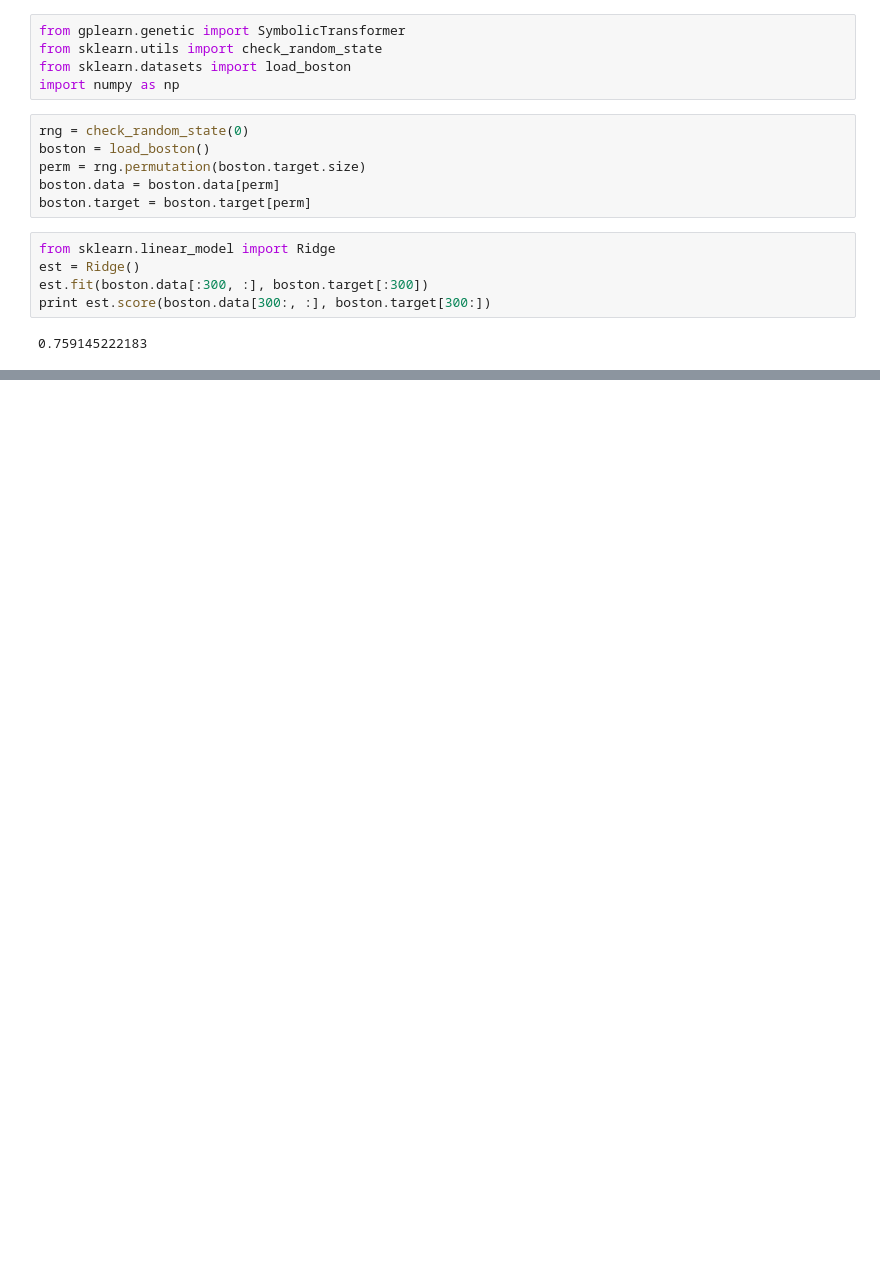
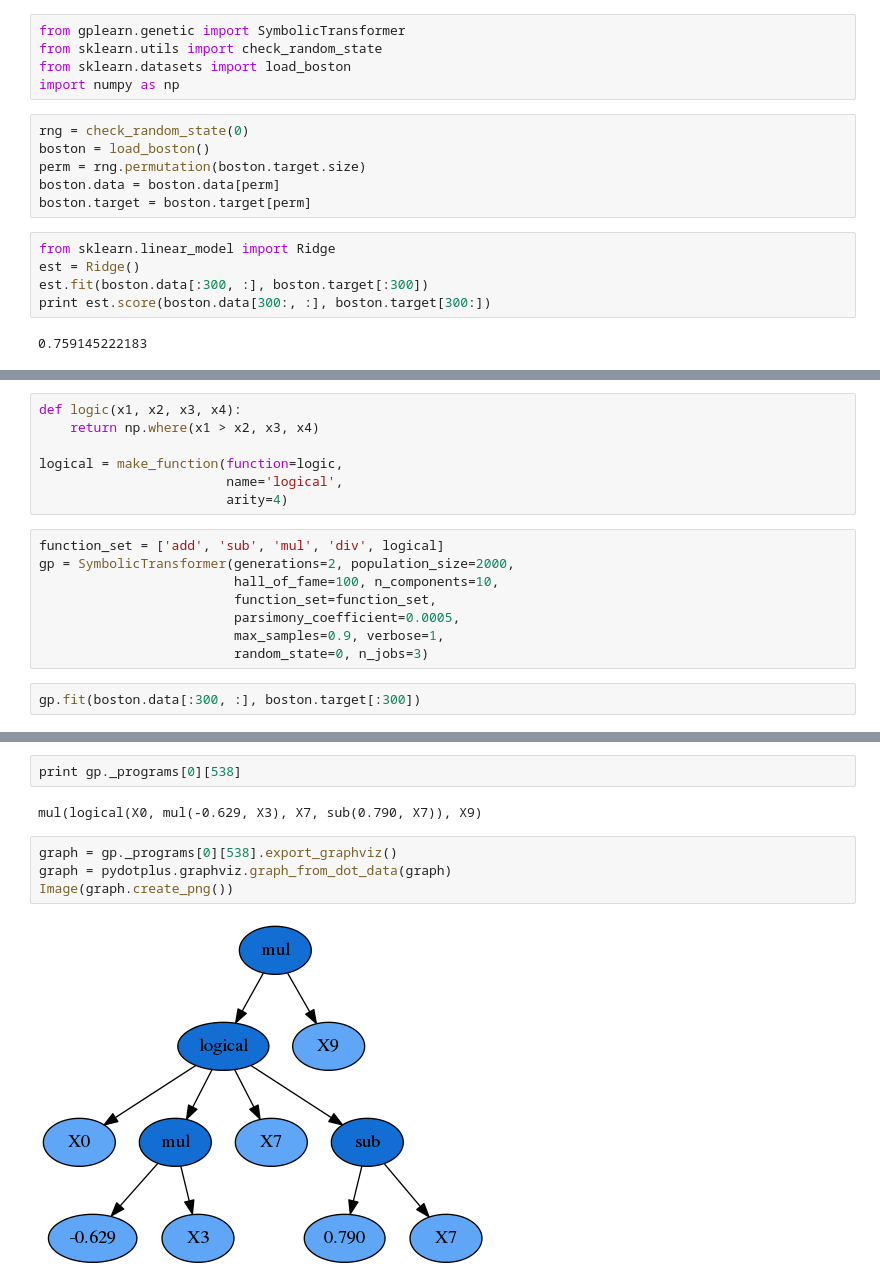
Before and after one commit to trevorstephens/gplearn, a Jupyter notebook: doc/gp_examples.ipynb, the cells around one changed output, grey strips where cells are left out. Drawn from its saved outputs; the diff is of its cells as text; blank space fills up the shorter version.

Commit message:
User-defined functions (#18)
User-defined functions

```diff
--- a/doc/gp_examples.ipynb
+++ b/doc/gp_examples.ipynb
@@ -195,0 +205,17 @@ print est.score(new_boston[300:, :], boston.target[300:])
+# %%
+def logic(x1, x2, x3, x4):
+    return np.where(x1 > x2, x3, x4)
+
+logical = make_function(function=logic,
+                        name='logical',
+                        arity=4)
+# %%
+function_set = ['add', 'sub', 'mul', 'div', logical]
+gp = SymbolicTransformer(generations=2, population_size=2000,
+                         hall_of_fame=100, n_components=10,
+                         function_set=function_set,
+                         parsimony_coefficient=0.0005,
+                         max_samples=0.9, verbose=1,
+                         random_state=0, n_jobs=3)
+# %%
+gp.fit(boston.data[:300, :], boston.target[:300])
@@ -195,0 +238,10 @@ print est.score(new_boston[300:, :], boston.target[300:])
+# %%
+print gp._programs[0][538]
+# %% [output]
+mul(logical(X0, mul(-0.629, X3), X7, sub(0.790, X7)), X9)
+# %%
+graph = gp._programs[0][538].export_graphviz()
+graph = pydotplus.graphviz.graph_from_dot_data(graph)
+Image(graph.create_png())
+# %% [output]
+[figure, added]
```
Also changed, not shown: parts of 12 cells of this notebook, 13 other files.
